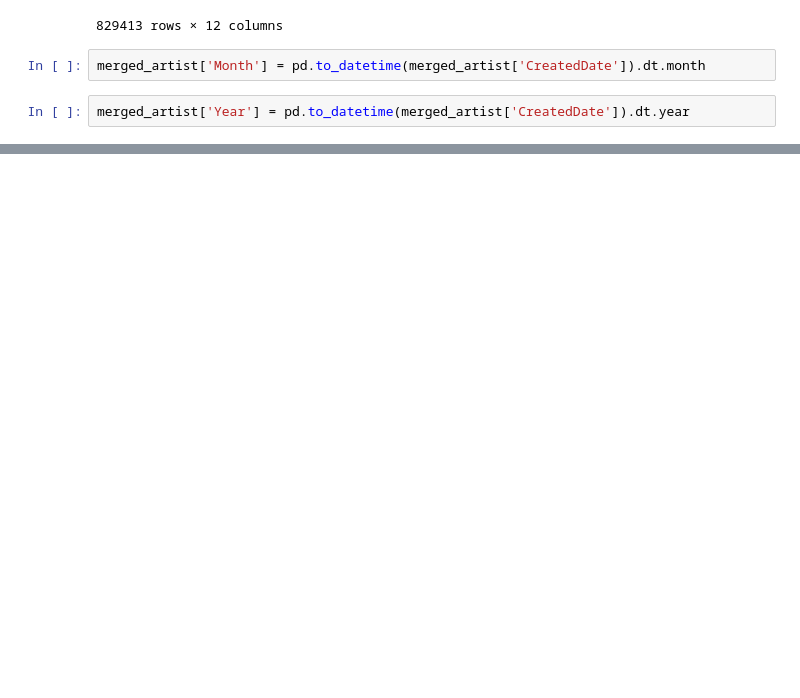
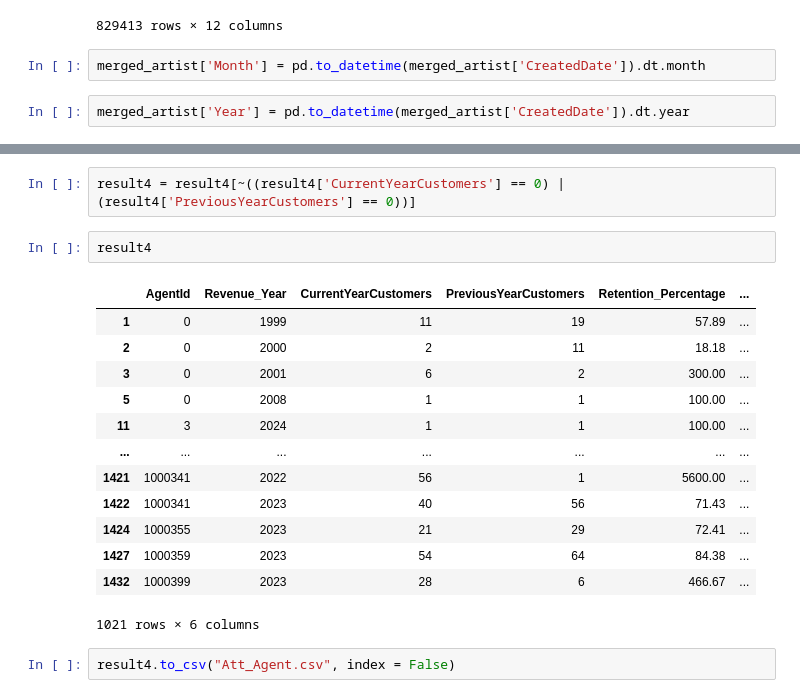
Before and after one commit to Fauziakhangs/DA-Project, a Jupyter notebook: DA Project.ipynb, the cells around one changed output, grey strips where cells are left out. Cells and saved outputs as stored; diff of their text form; blank space fills up the shorter version.

```diff
--- a/DA Project.ipynb
+++ b/DA Project.ipynb
@@ -578,0 +743,20 @@ print(retention_df)
+# %%
+result4 = result4[~((result4['CurrentYearCustomers'] == 0) | (result4['PreviousYearCustomers'] == 0))]
+# %%
+result4
+# %% [output]
+|  | AgentId | Revenue_Year | CurrentYearCustomers | PreviousYearCustomers | Retention_Percentage | ... |
+| 1 | 0 | 1999 | 11 | 19 | 57.89 | ... |
+| 2 | 0 | 2000 | 2 | 11 | 18.18 | ... |
+| 3 | 0 | 2001 | 6 | 2 | 300.00 | ... |
+| 5 | 0 | 2008 | 1 | 1 | 100.00 | ... |
+| 11 | 3 | 2024 | 1 | 1 | 100.00 | ... |
+| ... | ... | ... | ... | ... | ... | ... |
+| 1421 | 1000341 | 2022 | 56 | 1 | 5600.00 | ... |
+| 1422 | 1000341 | 2023 | 40 | 56 | 71.43 | ... |
+| 1424 | 1000355 | 2023 | 21 | 29 | 72.41 | ... |
+| 1427 | 1000359 | 2023 | 54 | 64 | 84.38 | ... |
+| 1432 | 1000399 | 2023 | 28 | 6 | 466.67 | ... |
+1021 rows × 6 columns
+# %%
+result4.to_csv("Att_Agent.csv", index = False)
```
Also changed, not shown: parts of 43 cells of this notebook.
